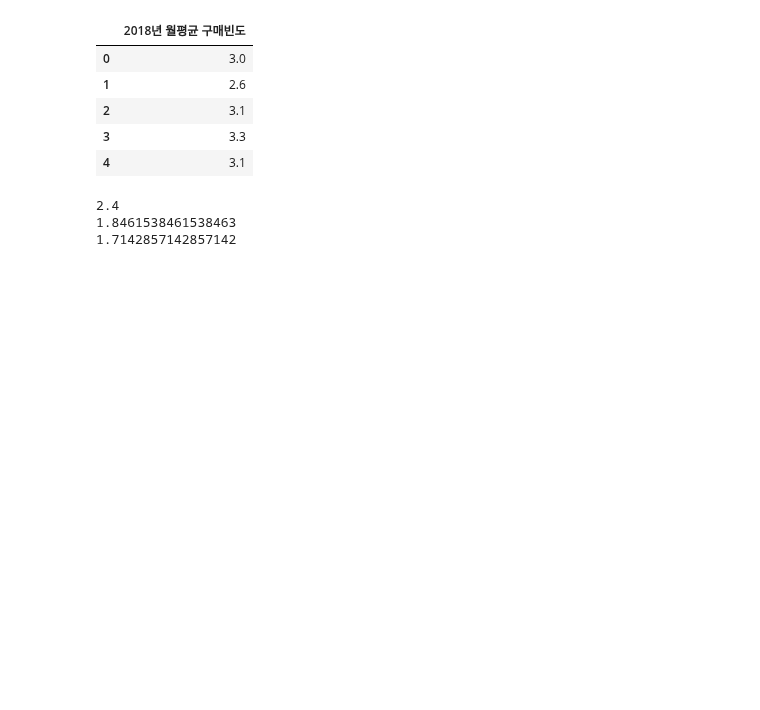
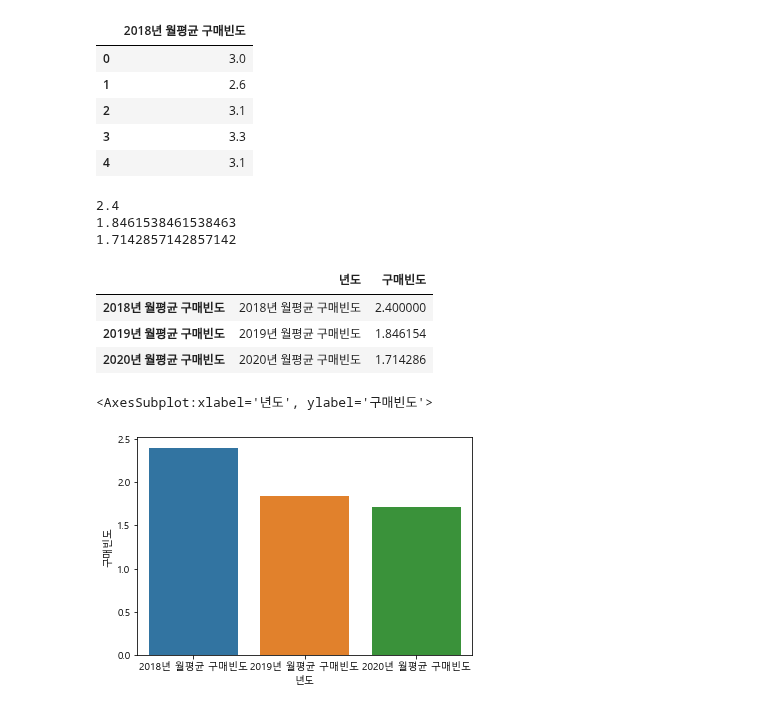
Before and after one commit to jinhuioh/Hi_ai, a Jupyter notebook: data08/project2-online.ipynb, the cells around one changed output. Drawn from its saved outputs; the diff is of its cells as text; code cells hidden in the pictures; blank space fills up the shorter version.

```diff
--- a/data08/project2-online.ipynb
+++ b/data08/project2-online.ipynb
@@ -314,5 +314,10 @@ print(onlineData_2020_mean)
 x = ['2018년 월평균 구매빈도', '2019년 월평균 구매빈도', '2020년 월평균 구매빈도']
 y = [2.4, 1.8461538461538463, 1.7142857142857142]
 # %%
-onlineData_mean = pd.DataFrame({'' : x, 'weight' : y}, index=x)
+onlineData_mean = pd.DataFrame({'년도' : x, '구매빈도' : y}, index=x)
 onlineData_mean
+# %% [output]
+|  | 년도 | 구매빈도 |
+| 2018년 월평균 구매빈도 | 2018년 월평균 구매빈도 | 2.400000 |
+| 2019년 월평균 구매빈도 | 2019년 월평균 구매빈도 | 1.846154 |
+| 2020년 월평균 구매빈도 | 2020년 월평균 구매빈도 | 1.714286 |
@@ -318,0 +335,5 @@ onlineData_mean
+# %%
+sns.barplot('년도', '구매빈도', data=onlineData_mean)
+# %% [output]
+<AxesSubplot:xlabel='년도', ylabel='구매빈도'>
+[figure, added]
```
Also changed, not shown: parts of 1 cell of this notebook, 1 other file.
